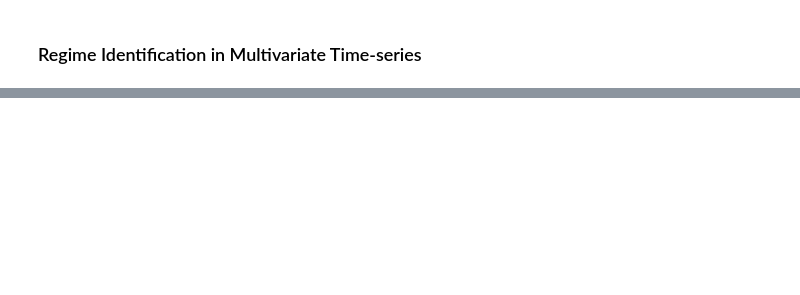
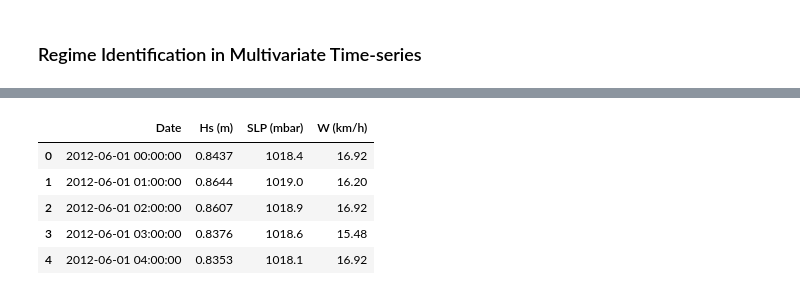
Before and after one commit to wasimahmadpk/RegimeIdentification, a Jupyter notebook: src/regimes_identification.ipynb, the cells around one changed output, grey strips where cells are left out. Cells and saved outputs as stored; diff of their text form; code cells hidden in the pictures; blank space fills up the shorter version.

```diff
--- a/src/regimes_identification.ipynb
+++ b/src/regimes_identification.ipynb
@@ -25,9 +28,3 @@ def normalize(data, type='minmax'):
 
     elif type=='minmax':
         return (np.array(data) - np.min(data))/(np.max(data) - np.min(data))
-# %%
-# Read real data (tectonic-climate time series)
-# data = pd.read_csv(r'../datasets/moxa_data_D.csv')
-
-# Read synthetically generated time series
-data = pd.read_csv(r'../datasets/synthetic_datac.csv')
@@ -40,0 +47,12 @@ data = pd.read_csv(r'../datasets/synthetic_datac.csv')
+# %%
+# Load data
+file_path = r'../datasets/hurricane/hpw.xls'  # Replace with the actual file path
+data = read_file(file_path)
+data.head()
+# %% [output]
+|  | Date | Hs (m) | SLP (mbar) | W (km/h) |
+| 0 | 2012-06-01 00:00:00 | 0.8437 | 1018.4 | 16.92 |
+| 1 | 2012-06-01 01:00:00 | 0.8644 | 1019.0 | 16.20 |
+| 2 | 2012-06-01 02:00:00 | 0.8607 | 1018.9 | 16.92 |
+| 3 | 2012-06-01 03:00:00 | 0.8376 | 1018.6 | 15.48 |
+| 4 | 2012-06-01 04:00:00 | 0.8353 | 1018.1 | 16.92 |
```
Also changed, not shown: parts of 15 cells of this notebook, 1 other file.
